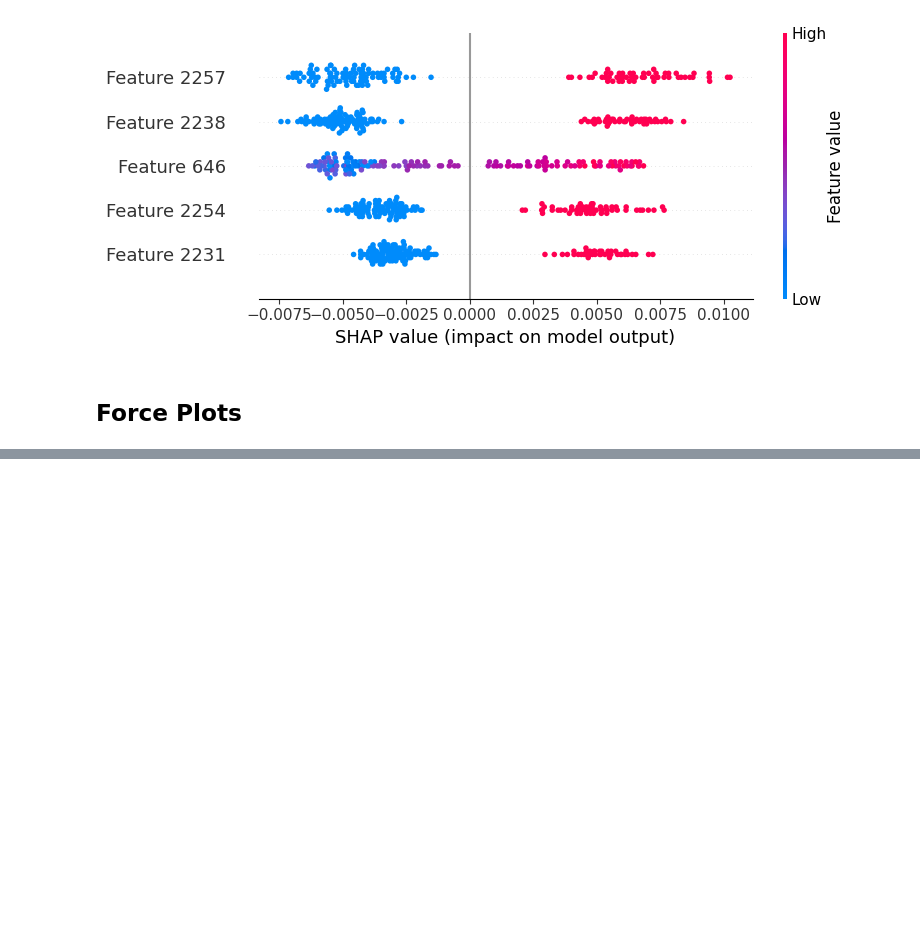
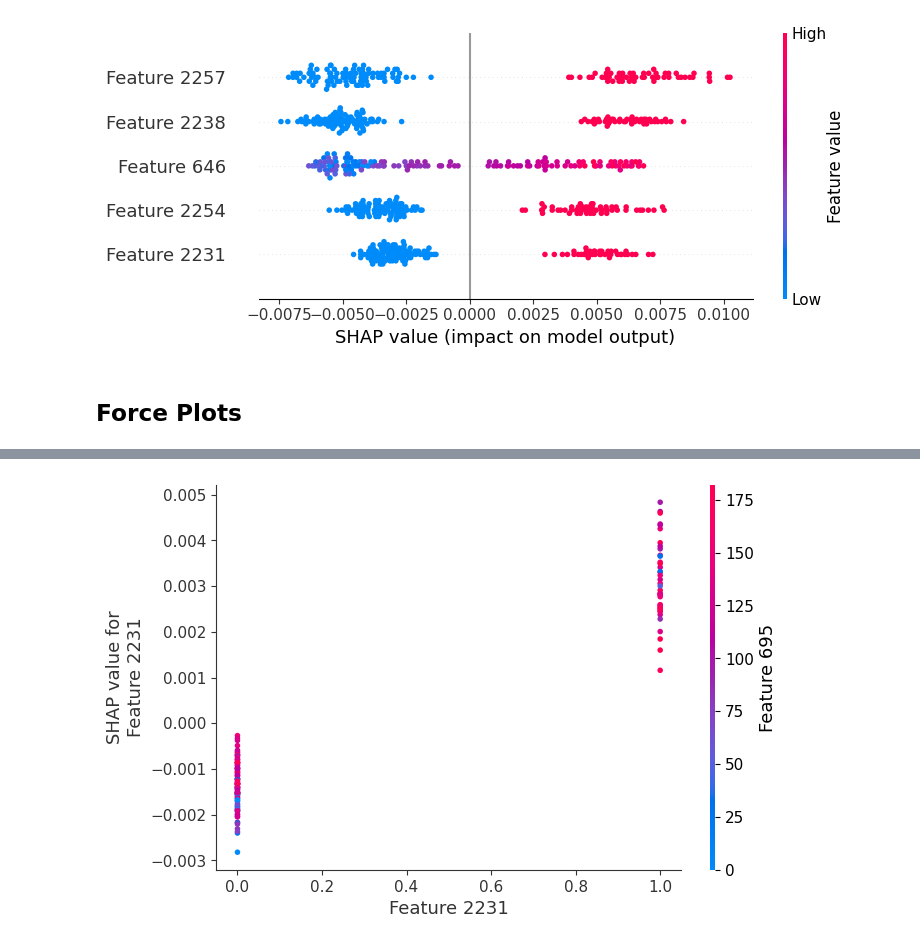
Before and after one commit to tomerdoi/ml_course, a Jupyter notebook: assignment2/submission.ipynb, the cells around one changed output, grey strips where cells are left out. Saved outputs shown, nothing was run; the diff lists cells and outputs as text; code cells hidden in the pictures; blank space fills up the shorter version.

```diff
--- a/assignment2/submission.ipynb
+++ b/assignment2/submission.ipynb
@@ -160,0 +146,4 @@ X_test_imputed.shape
+# %%
+shap.dependence_plot(2231, k_shap_values[1], X_test_imputed)
+# %% [output]
+[figure, added]
```
Also changed, not shown: parts of 8 cells of this notebook.
